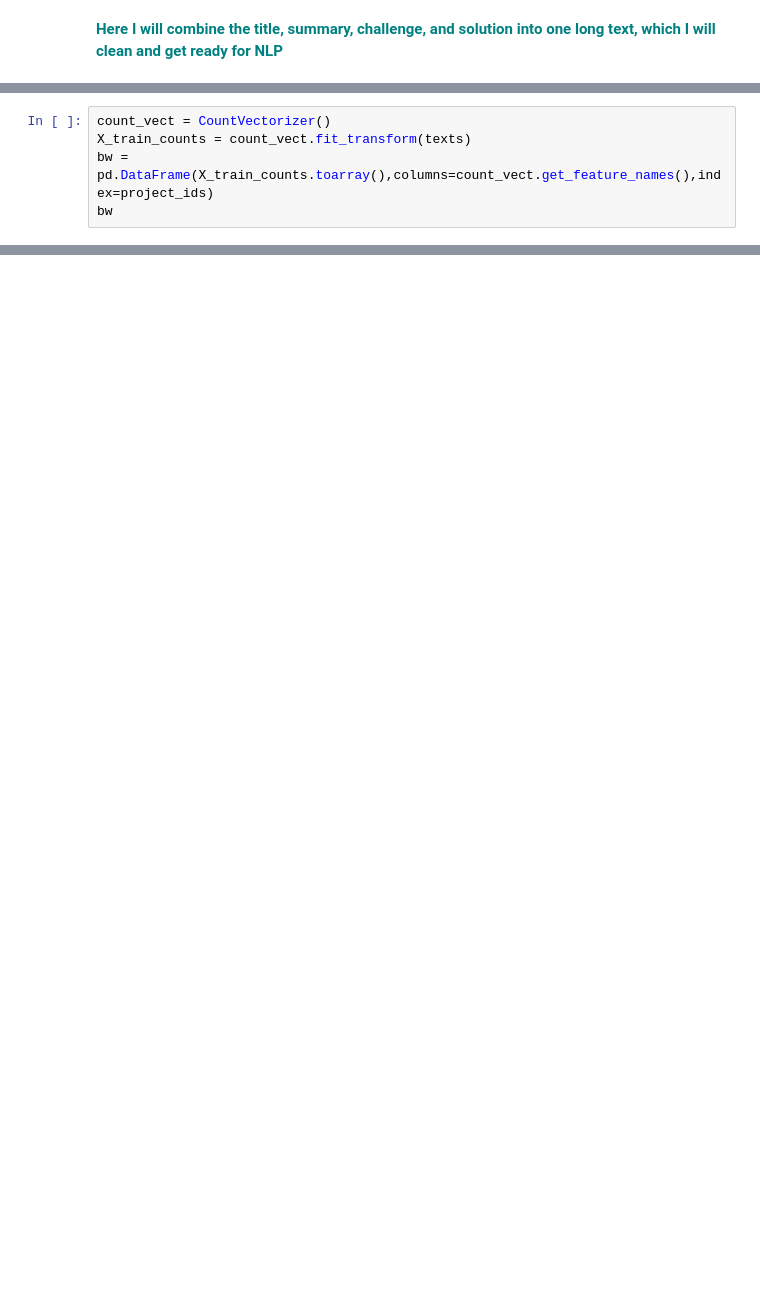
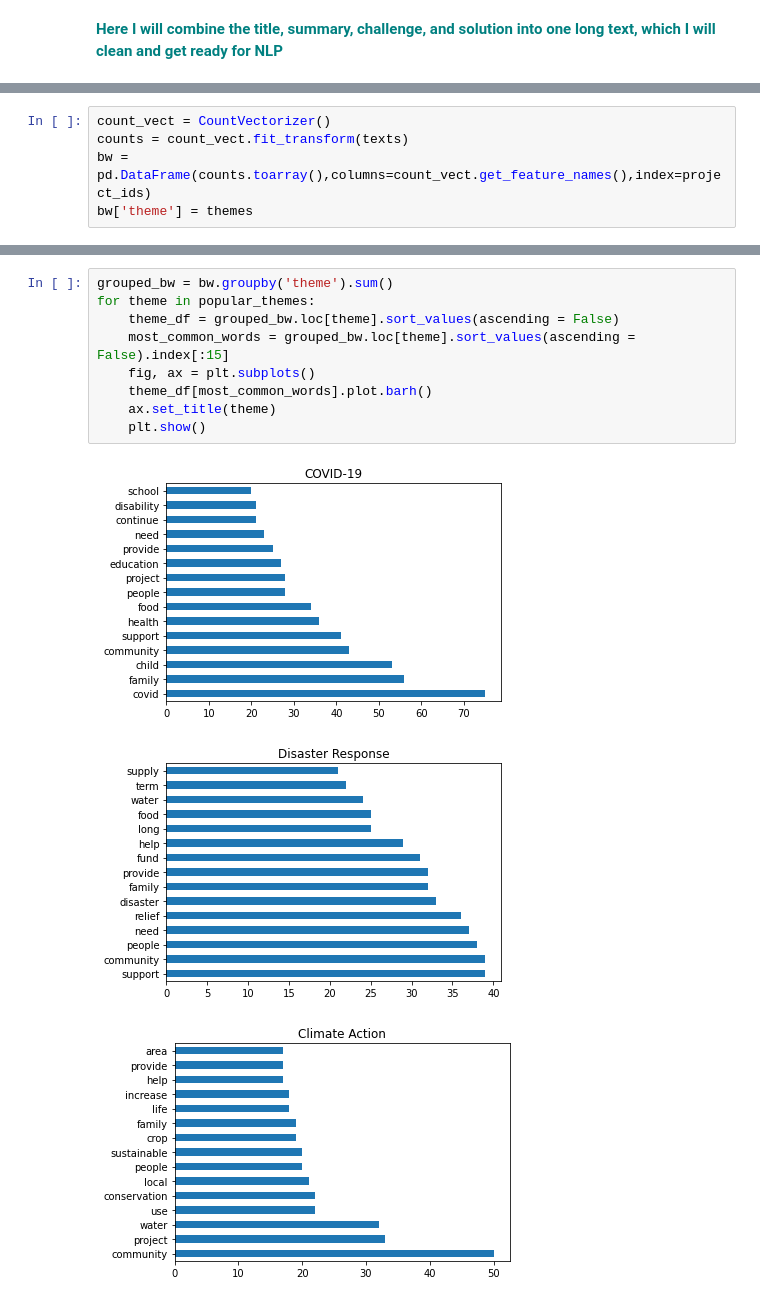
Before and after one commit to mbarona2/springboard, a Jupyter notebook: GlobalGiving_API/01_data_wrangling.ipynb, the cells around one changed output, grey strips where cells are left out. Drawn from its saved outputs; the diff is of its cells as text; blank space fills up the shorter version.

```diff
--- a/GlobalGiving_API/01_data_wrangling.ipynb
+++ b/GlobalGiving_API/01_data_wrangling.ipynb
@@ -170,5 +253,5 @@ print(len(project_ids),len(themes),len(texts))
 # %%
 count_vect = CountVectorizer()
-X_train_counts = count_vect.fit_transform(texts)
-bw = pd.DataFrame(X_train_counts.toarray(),columns=count_vect.get_feature_names(),index=project_ids)
-bw
+counts = count_vect.fit_transform(texts)
+bw = pd.DataFrame(counts.toarray(),columns=count_vect.get_feature_names(),index=project_ids)
+bw['theme'] = themes
@@ -196,0 +260,13 @@ KeyError: 'count'
+# %%
+grouped_bw = bw.groupby('theme').sum()
+for theme in popular_themes:
+    theme_df = grouped_bw.loc[theme].sort_values(ascending = False)
+    most_common_words = grouped_bw.loc[theme].sort_values(ascending = False).index[:15]
+    fig, ax = plt.subplots()
+    theme_df[most_common_words].plot.barh()
+    ax.set_title(theme)
+    plt.show()
+# %% [output]
+[figure, added]
+[figure, added]
+[figure, added]
```
Also changed, not shown: parts of 16 cells of this notebook.
